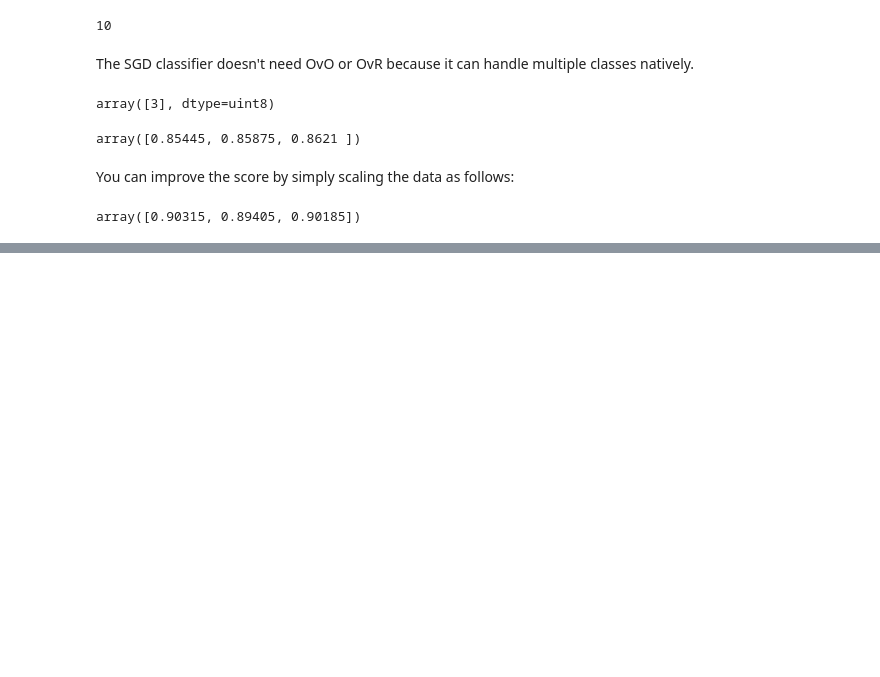
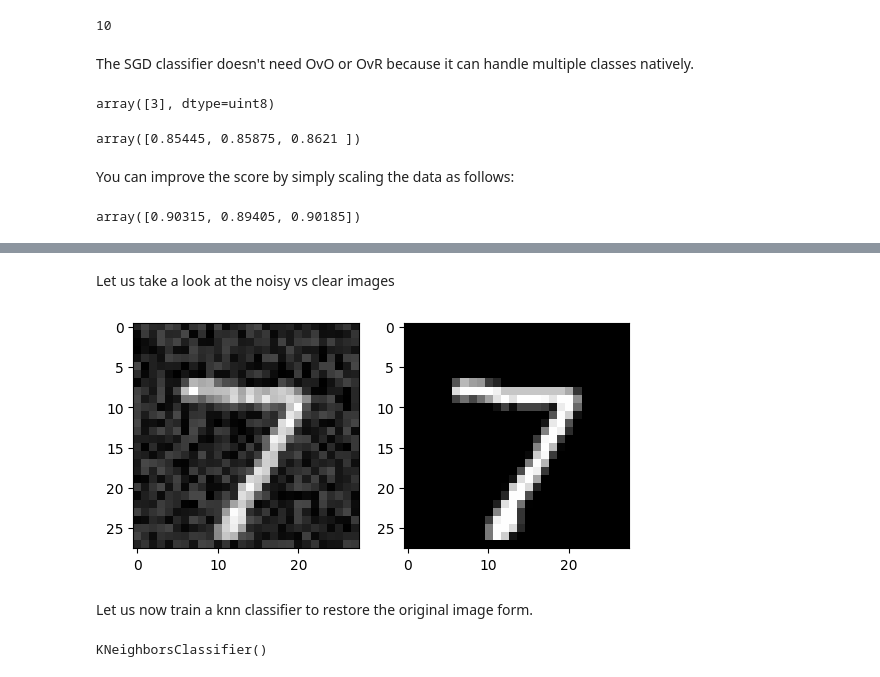
Before and after one commit to Thoalfeqar-gata/Hands-on-machine-learing-, a Jupyter notebook: Classification/main.ipynb, the cells around one changed output, grey strips where cells are left out. Drawn from its saved outputs; the diff is of its cells as text; code cells hidden in the pictures; blank space fills up the shorter version.

```diff
--- a/Classification/main.ipynb
+++ b/Classification/main.ipynb
@@ -299,0 +379,23 @@ array([0.90315, 0.89405, 0.90185])
+# %%
+noise = np.random.randint(0, 100, (len(X_train), 28*28))
+X_train_noisy = X_train + noise
+noise = np.random.randint(0, 100, (len(X_test), 28*28))
+X_test_noisy = X_test + noise
+y_train_clear = X_train
+y_test_clear = X_test
+# %% [markdown]
+Let us take a look at the noisy vs clear images
+# %%
+plt.subplot(1,2,1)
+plt.imshow(X_test_noisy[0].reshape(28,28), cmap = plt.cm.gray)
+plt.subplot(1,2,2)
+plt.imshow(y_test_clear[0].reshape(28,28), cmap = plt.cm.gray)
+plt.show()
+# %% [output]
+[figure, added]
+# %% [markdown]
+Let us now train a knn classifier to restore the original image form.
+# %%
+knn_clf.fit(X_train_noisy, y_train_clear)
+# %% [output]
+KNeighborsClassifier()
```
Also changed, not shown: parts of 15 cells of this notebook, 1 other file.
